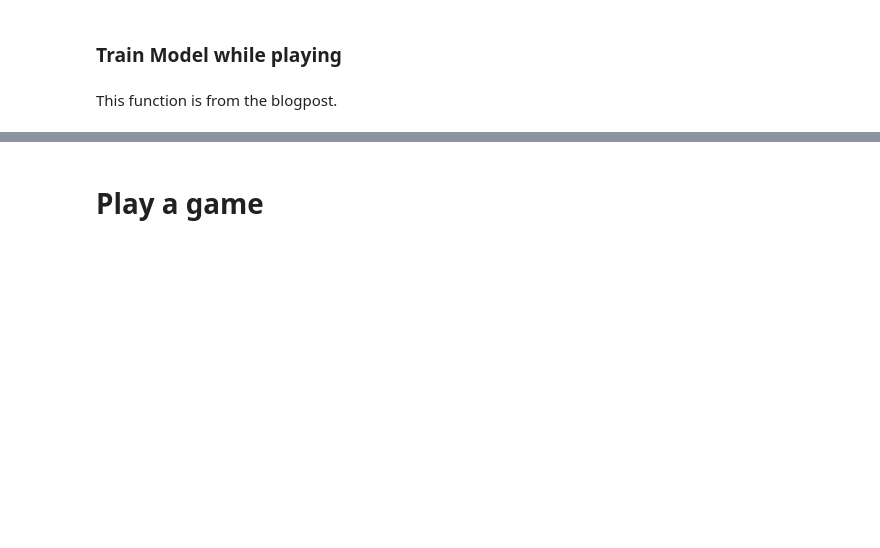
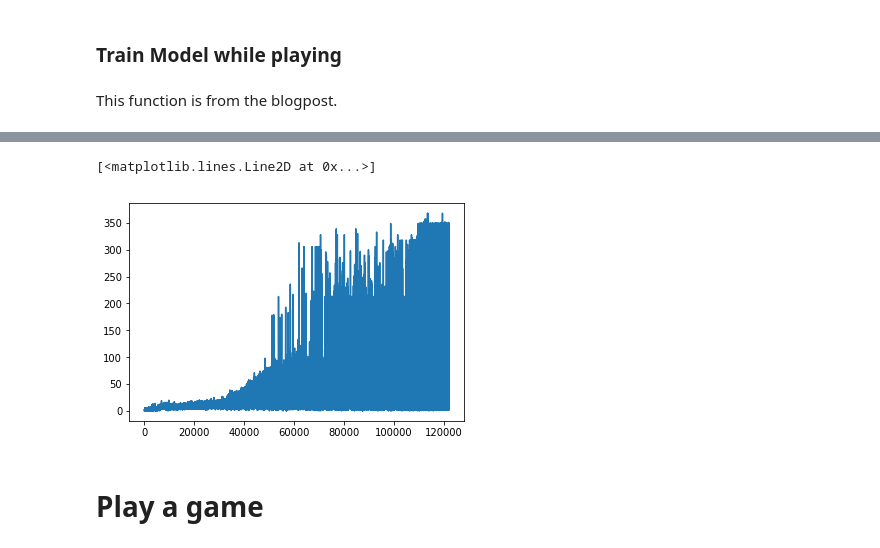
Before and after one commit to FabianHertwig/Atari-Reinforcement-Learning, a Jupyter notebook: gym_test.ipynb, the cells around one changed output, grey strips where cells are left out. Cells and saved outputs as stored; diff of their text form; code cells hidden in the pictures; blank space fills up the shorter version.

```diff
--- a/gym_test.ipynb
+++ b/gym_test.ipynb
@@ -446,5 +449,8 @@ model.save("./models/final.hdf5")
 # %%
-plt.plot(reward_history[-100000:])
+plt.plot(reward_history)
+# %% [output]
+[<matplotlib.lines.Line2D at 0x...>]
+[figure, added]
 # %% [markdown]
 # Play a game
 # %%
```
Also changed, not shown: parts of 6 cells of this notebook.
